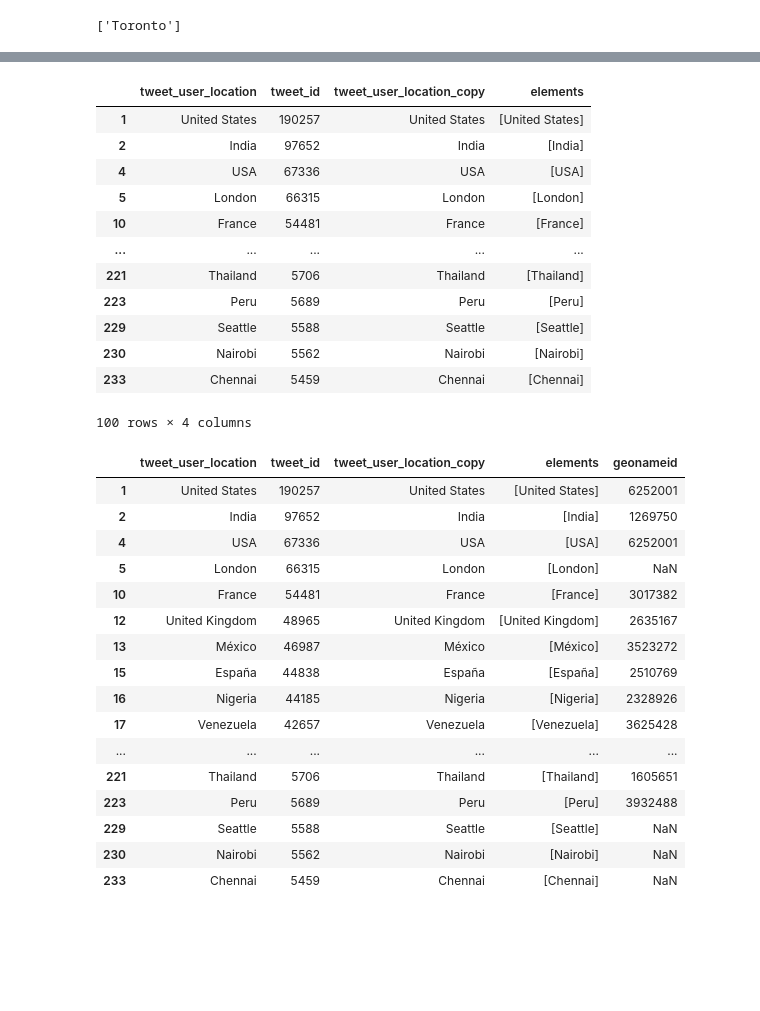
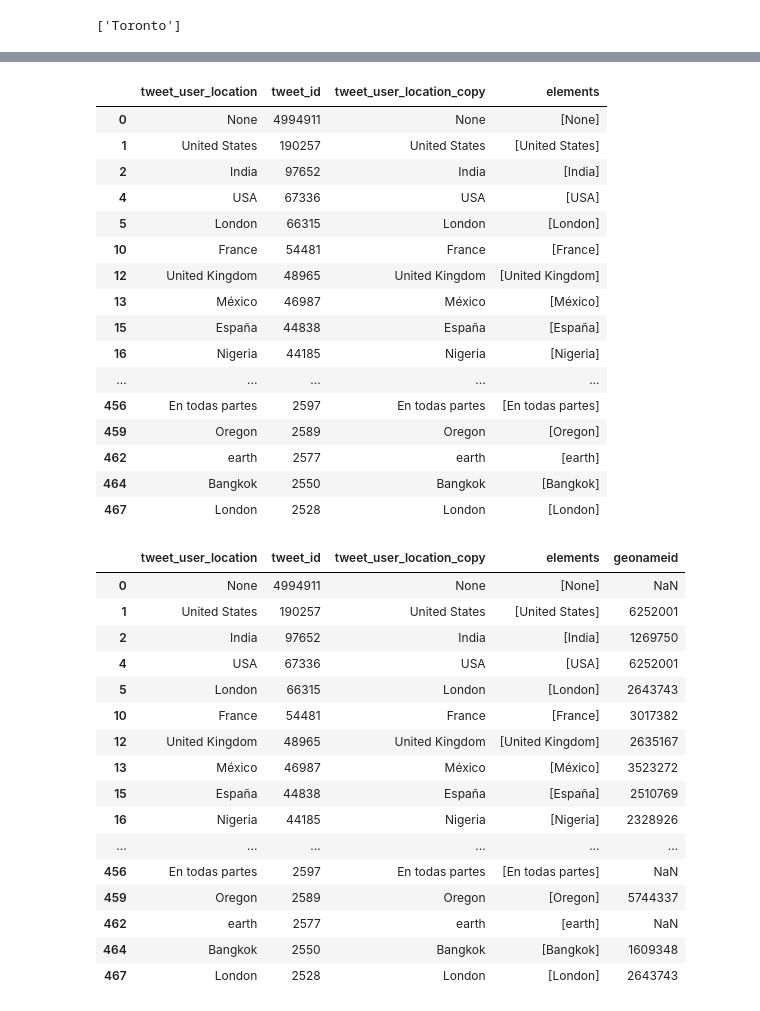
Before and after one commit to chumlab/covid19project, a Jupyter notebook: experimentation.ipynb, the cells around one changed output, grey strips where cells are left out. Saved outputs shown, nothing was run; the diff lists cells and outputs as text; code cells hidden in the pictures; blank space fills up the shorter version.

Commit message:
Constants, country alternatives, get_city()

```diff
--- a/experimentation.ipynb
+++ b/experimentation.ipynb
@@ -161,21 +175,27 @@ test1
 | 1190 | HN.12 | La Paz | La Paz | 99 |
 | 3288 | SV.06 | La Paz | La Paz | 99 |
 # %%
-# Add alternative country names (USA, UK, etc.)
+# Add alternative country names (e.g. USA, UK, etc.)
+# (we can't easily get alternative country names)
 alternative_country_names = {
     6252001: 'USA',    # United States
     2510769: 'España', # [Kingdom of] Spain
     2635167: 'UK',     # United Kingdom
     1861060: '日本',    # Japan
+    298795: 'Türkiye', # Turkey
+    3469034: 'Brasil', # Brazil
+    3175395: 'Italia', # Italy
+    1694008: 'Republic of the Philippines', # Philipines
+    2921044: 'Deutschland' # Germany
 }
-
-# new_provinces = admin1_df[admin1_df['code'].str.contains('^CA.')].copy()
-# new_provinces['code'] = new_provinces['code'].map(province_abbr)
-# admin1_df = pd.concat([admin1_df, new_provinces], ignore_index=True)
-# admin1_df[admin1_df['code'].str.contains('^CA.')]
 
 new_countries = pd.DataFrame([], columns=countries_df.columns)
 for geo, alt_name in alternative_country_names.items():
     alt_country = countries_df[countries_df['geonameid'] == geo].copy()
     alt_country['Country'] = alt_name
     countries_df = pd.concat([countries_df, alt_country], ignore_index=True)
+
+# TODO: City alternartives
+# And others like abbreviations (e.g. CDMX)
+# Add to list of city alternatives
+# #3527646: 'CDMX',   # Mexico City
@@ -182,3 +204,8 @@ for geo, alt_name in alternative_country_names.items():
+# %%
+# Discard specific 'tweet_user_location' strings
+LOCATION_DISCARD = ['None', '\\N', 'Global', 'Earth',
+                    'Planet Earth', 'Worldwide', 'Everywhere',
+                    'Internet', 'En todas partes']
 # %% [markdown]
 ## Helper functions
 # %%
@@ -194,8 +222,8 @@ def print_geonameid_completeness(df):
 df['tweet_user_location_copy'] = df['tweet_user_location']
 
 # Discard specific 'tweet_user_location' strings
-tweet_user_location_discard = ['None', '\\N']
-df = df[~df['tweet_user_location'].isin(tweet_user_location_discard)]
+# tweet_user_location_discard = ['None', '\\N']
+# df = df[~df['tweet_user_location'].isin(tweet_user_location_discard)]
 
 # Discard locations that don't exist more than 2 times
 df = df[df['tweet_id'] > 2]
@@ -314,7 +342,7 @@ print(split_parts('Toronto'))
 # %%
 # Mini test dataset
 # df[['column_new_1', 'column_new_2', 'column_new_3']] = pd.DataFrame([[np.nan, 'dogs', 3]], index=df.index)
-test_df = df[df['tweet_user_location_copy'].str.count(',') == 0].head(100)
+test_df = df[df['tweet_user_location_copy'].str.count(',') == 0].head(200)
 test_df
 # %% [output]
 |  | tweet_user_location | tweet_id | tweet_user_location_copy |
@@ -342,16 +374,20 @@ test_df['elements'] = test_df['tweet_user_location_copy'].map(lambda location: l
 test_df
 # %% [output]
 |  | tweet_user_location | tweet_id | tweet_user_location_copy | elements |
+| 0 | None | 4994911 | None | [None] |
 | 1 | United States | 190257 | United States | [United States] |
 | 2 | India | 97652 | India | [India] |
 | 4 | USA | 67336 | USA | [USA] |
 | 5 | London | 66315 | London | [London] |
 | 10 | France | 54481 | France | [France] |
+| 12 | United Kingdom | 48965 | United Kingdom | [United Kingdom] |
+| 13 | México | 46987 | México | [México] |
+| 15 | España | 44838 | España | [España] |
+| 16 | Nigeria | 44185 | Nigeria | [Nigeria] |
 | ... | ... | ... | ... | ... |
-| 221 | Thailand | 5706 | Thailand | [Thailand] |
-| 223 | Peru | 5689 | Peru | [Peru] |
-| 229 | Seattle | 5588 | Seattle | [Seattle] |
-| 230 | Nairobi | 5562 | Nairobi | [Nairobi] |
-| 233 | Chennai | 5459 | Chennai | [Chennai] |
+| 456 | En todas partes | 2597 | En todas partes | [En todas partes] |
+| 459 | Oregon | 2589 | Oregon | [Oregon] |
+| 462 | earth | 2577 | earth | [earth] |
+| 464 | Bangkok | 2550 | Bangkok | [Bangkok] |
+| 467 | London | 2528 | London | [London] |
-100 rows × 4 columns
 # %%
@@ -512,32 +571,32 @@ def infer_geonameid(elements):
 # %%
 import numpy as np
 import pandas as pd
-pd.set_option('display.max_rows', 100)
+pd.set_option('display.max_rows', 200)
 # pd.set_option('display.max_columns', None)
 # pd.set_option('display.width', None)
 # pd.set_option('display.max_colwidth', None)
 
 test_df['geonameid'] = np.nan
 test_df['geonameid'] = test_df['elements'].map(lambda elements: infer_geonameid(elements))
 test_df
 # %% [output]
 |  | tweet_user_location | tweet_id | tweet_user_location_copy | elements | geonameid |
+| 0 | None | 4994911 | None | [None] | NaN |
 | 1 | United States | 190257 | United States | [United States] | 6252001 |
 | 2 | India | 97652 | India | [India] | 1269750 |
 | 4 | USA | 67336 | USA | [USA] | 6252001 |
-| 5 | London | 66315 | London | [London] | NaN |
+| 5 | London | 66315 | London | [London] | 2643743 |
 | 10 | France | 54481 | France | [France] | 3017382 |
 | 12 | United Kingdom | 48965 | United Kingdom | [United Kingdom] | 2635167 |
 | 13 | México | 46987 | México | [México] | 3523272 |
 | 15 | España | 44838 | España | [España] | 2510769 |
 | 16 | Nigeria | 44185 | Nigeria | [Nigeria] | 2328926 |
-| 17 | Venezuela | 42657 | Venezuela | [Venezuela] | 3625428 |
 | ... | ... | ... | ... | ... | ... |
-| 221 | Thailand | 5706 | Thailand | [Thailand] | 1605651 |
-| 223 | Peru | 5689 | Peru | [Peru] | 3932488 |
-| 229 | Seattle | 5588 | Seattle | [Seattle] | NaN |
-| 230 | Nairobi | 5562 | Nairobi | [Nairobi] | NaN |
-| 233 | Chennai | 5459 | Chennai | [Chennai] | NaN |
+| 456 | En todas partes | 2597 | En todas partes | [En todas partes] | NaN |
+| 459 | Oregon | 2589 | Oregon | [Oregon] | 5744337 |
+| 462 | earth | 2577 | earth | [earth] | NaN |
+| 464 | Bangkok | 2550 | Bangkok | [Bangkok] | 1609348 |
+| 467 | London | 2528 | London | [London] | 2643743 |
 # %%
 print_geonameid_completeness(test_df)
 # %% [output]
```
Also changed, not shown: parts of 8 cells of this notebook.
